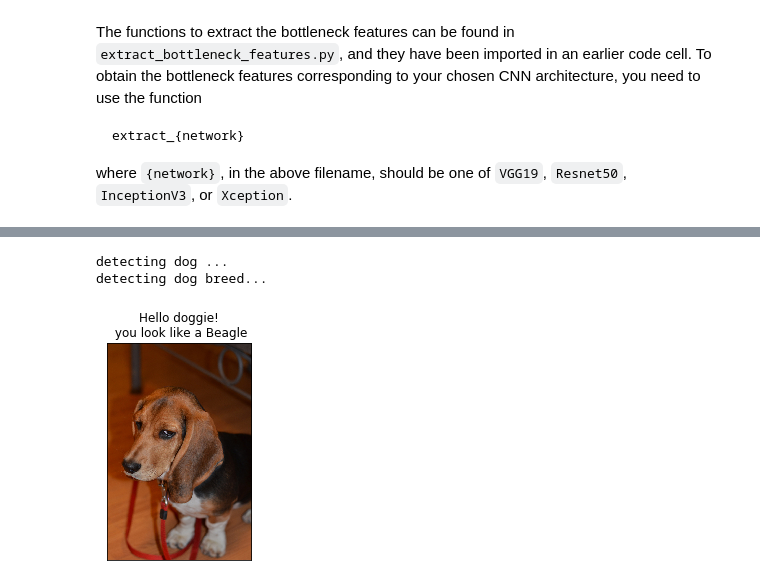
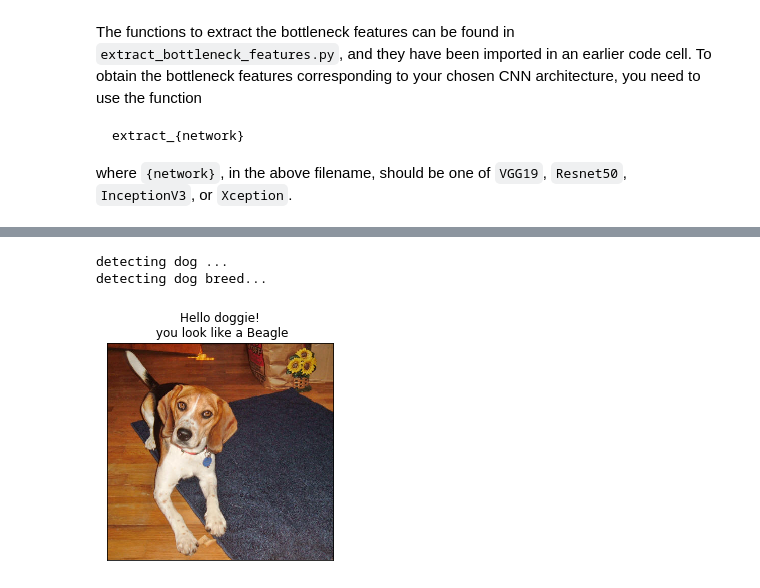
Before and after one commit to alirezadir/dog-project, a Jupyter notebook: dog_app.ipynb, the cells around one changed output, grey strips where cells are left out. Saved outputs shown, nothing was run; the diff lists cells and outputs as text; code cells hidden in the pictures.

```diff
--- a/dog_app.ipynb
+++ b/dog_app.ipynb
@@ -812,6 +806,6 @@ detecting dog breed...
 # %%
-human_dog_detector('data/dogImages/test/016.Beagle/Beagle_01150.jpg')
+human_dog_detector('data/dogImages/test/016.Beagle/Beagle_01130.jpg')
 # %% [output]
 detecting dog ...
 detecting dog breed...
-[figure, old version]
+[figure, new version]
```
Also changed, not shown: parts of 21 cells of this notebook, 1 other file.
